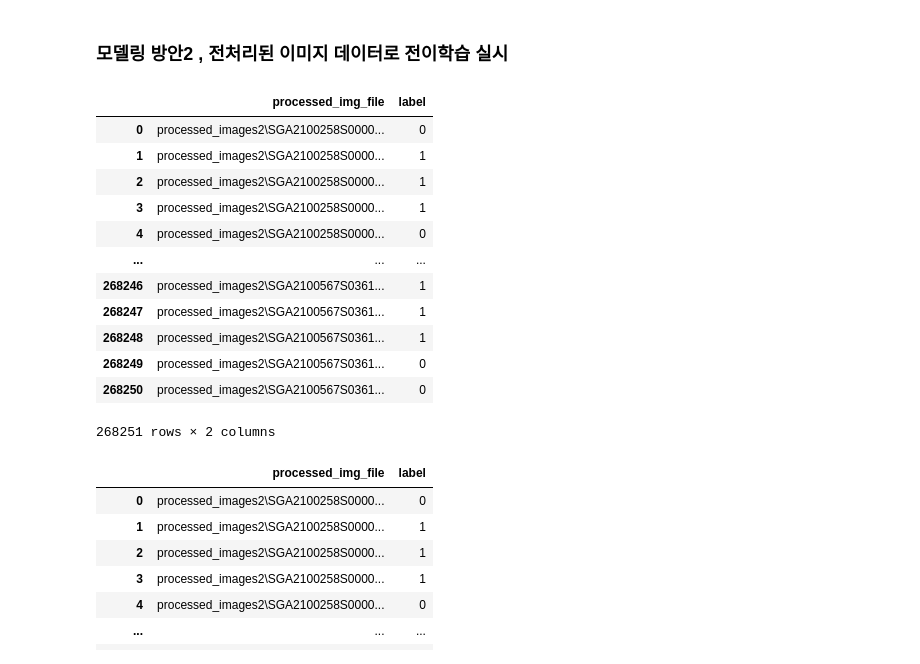
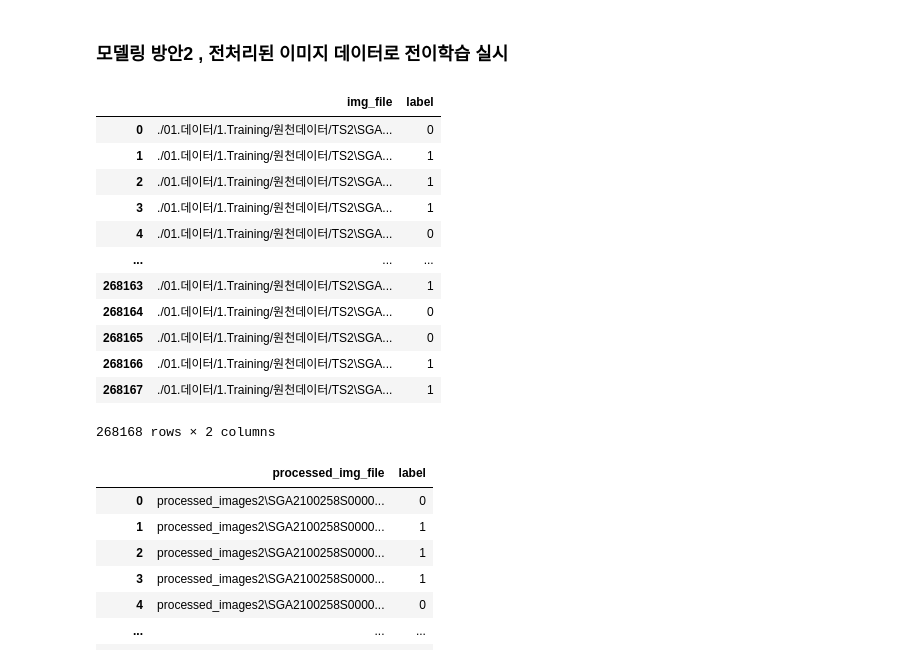
Before and after one commit to kim-nam-keyong/image_video_related_model, a Jupyter notebook: final_test22.ipynb, the cells around one changed output. Drawn from its saved outputs; the diff is of its cells as text; code cells hidden in the pictures.

```diff
--- a/final_test22.ipynb
+++ b/final_test22.ipynb
@@ -1584,23 +1747,25 @@ print(f'Best Validation Accuracy: {best_val_accuracy}%')
 # %% [markdown]
 ### 모델링 방안2 , 전처리된 이미지 데이터로 전이학습 실시
 # %%
-df_target = pd.read_csv("./load_npy_img.csv" , index_col = 0)
-df_target = df[['processed_img_file','label']]
+import pandas as pd
+import numpy as np
+df_target = pd.read_csv("train_final.csv" )
+df_target = df_target[['img_file','label']]
 df_target
 # %% [output]
-|  | processed_img_file | label |
-| 0 | processed_images2\SGA2100258S0000... | 0 |
-| 1 | processed_images2\SGA2100258S0000... | 1 |
-| 2 | processed_images2\SGA2100258S0000... | 1 |
-| 3 | processed_images2\SGA2100258S0000... | 1 |
-| 4 | processed_images2\SGA2100258S0000... | 0 |
+|  | img_file | label |
+| 0 | ./01.데이터/1.Training/원천데이터/TS2\SGA... | 0 |
+| 1 | ./01.데이터/1.Training/원천데이터/TS2\SGA... | 1 |
+| 2 | ./01.데이터/1.Training/원천데이터/TS2\SGA... | 1 |
+| 3 | ./01.데이터/1.Training/원천데이터/TS2\SGA... | 1 |
+| 4 | ./01.데이터/1.Training/원천데이터/TS2\SGA... | 0 |
 | ... | ... | ... |
-| 268246 | processed_images2\SGA2100567S0361... | 1 |
-| 268247 | processed_images2\SGA2100567S0361... | 1 |
-| 268248 | processed_images2\SGA2100567S0361... | 1 |
-| 268249 | processed_images2\SGA2100567S0361... | 0 |
-| 268250 | processed_images2\SGA2100567S0361... | 0 |
+| 268163 | ./01.데이터/1.Training/원천데이터/TS2\SGA... | 1 |
+| 268164 | ./01.데이터/1.Training/원천데이터/TS2\SGA... | 0 |
+| 268165 | ./01.데이터/1.Training/원천데이터/TS2\SGA... | 0 |
+| 268166 | ./01.데이터/1.Training/원천데이터/TS2\SGA... | 1 |
+| 268167 | ./01.데이터/1.Training/원천데이터/TS2\SGA... | 1 |
-268251 rows × 2 columns
+268168 rows × 2 columns
 # %%
 df_target = df[['processed_img_file','label']]
 df_target['label'].value_counts() # 106864 0 ,  166864 1  이상행동이 훨씬 더 많은 것을 확인한다.
```
Also changed, not shown: parts of 36 cells of this notebook.
